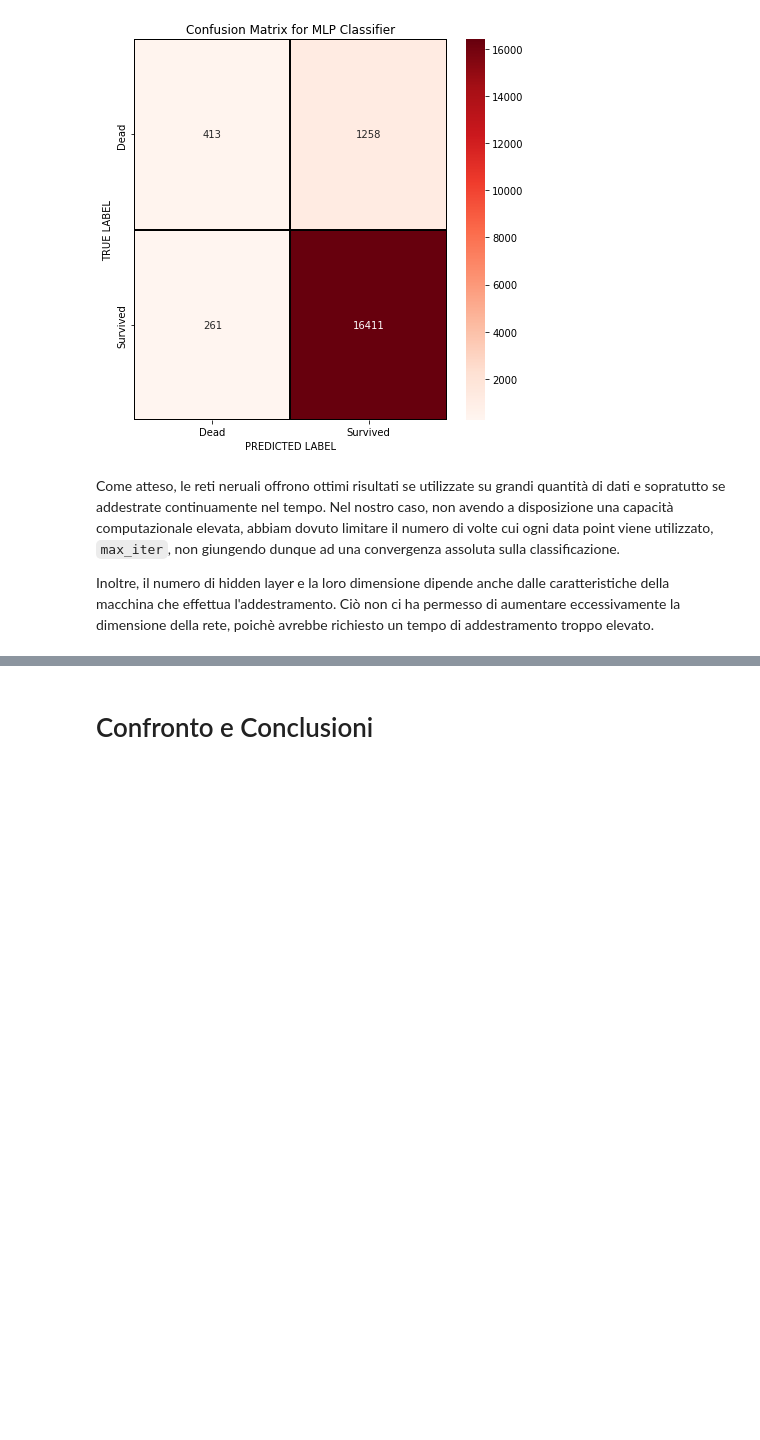
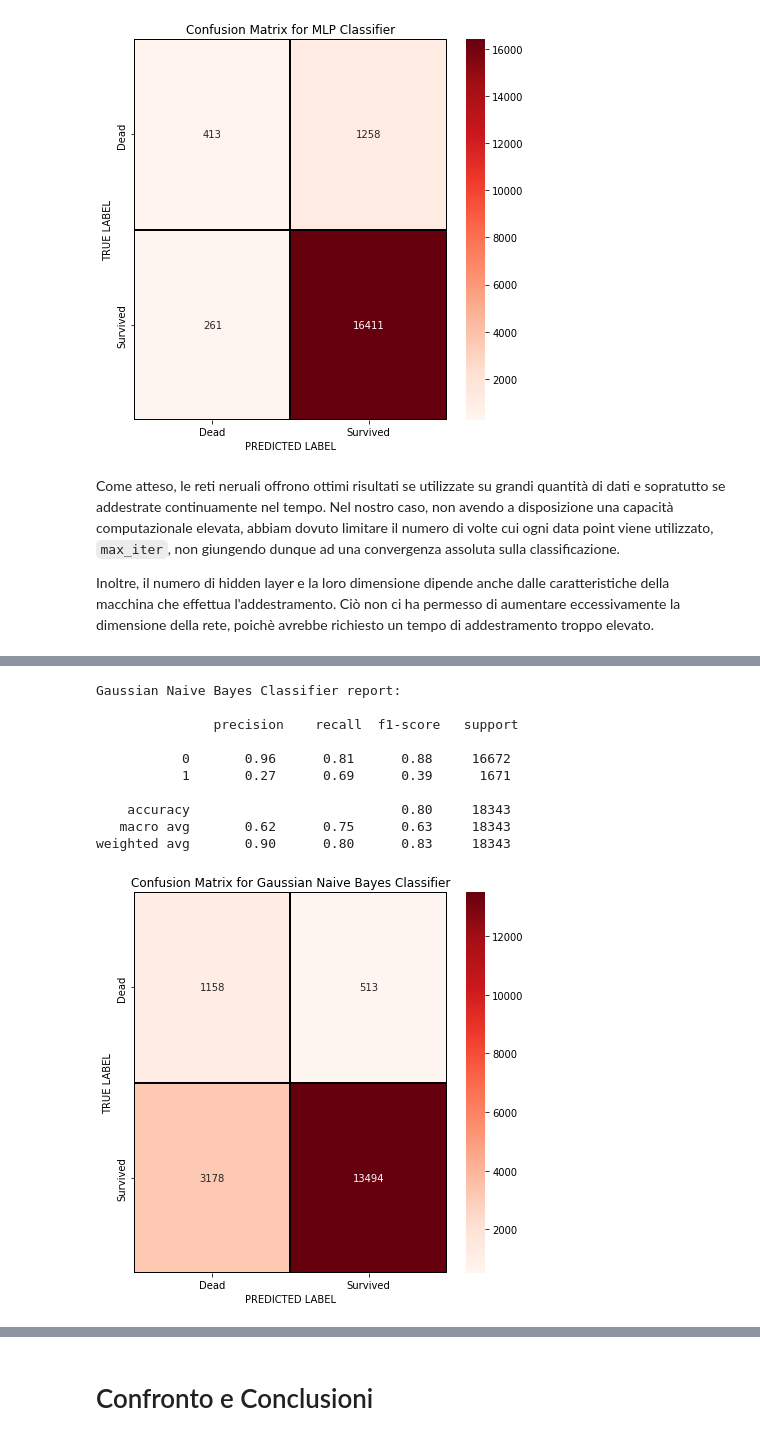
Before and after one commit to danilo-dellorco/ml-project, a Jupyter notebook: mich.ipynb, the cells around one changed output, grey strips where cells are left out. Cells and saved outputs as stored; diff of their text form; code cells hidden in the pictures; blank space fills up the shorter version.

```diff
--- a/mich.ipynb
+++ b/mich.ipynb
@@ -1474,0 +1502,16 @@ NameError: name 'run_classifications' is not defined
+# %%
+gnb = GaussianNB()
+run_classifications(trainX_smote,trainY_smote,testX,testY, fill = True,
+        model=gnb, model_name="Gaussian Naive Bayes Classifier", experiment="SMOTE")
+# %% [output]
+Gaussian Naive Bayes Classifier report:
+
+               precision    recall  f1-score   support
+
+           0       0.96      0.81      0.88     16672
+           1       0.27      0.69      0.39      1671
+
+    accuracy                           0.80     18343
+   macro avg       0.62      0.75      0.63     18343
+weighted avg       0.90      0.80      0.83     18343
+[figure, added]
```
Also changed, not shown: parts of 14 cells of this notebook.
